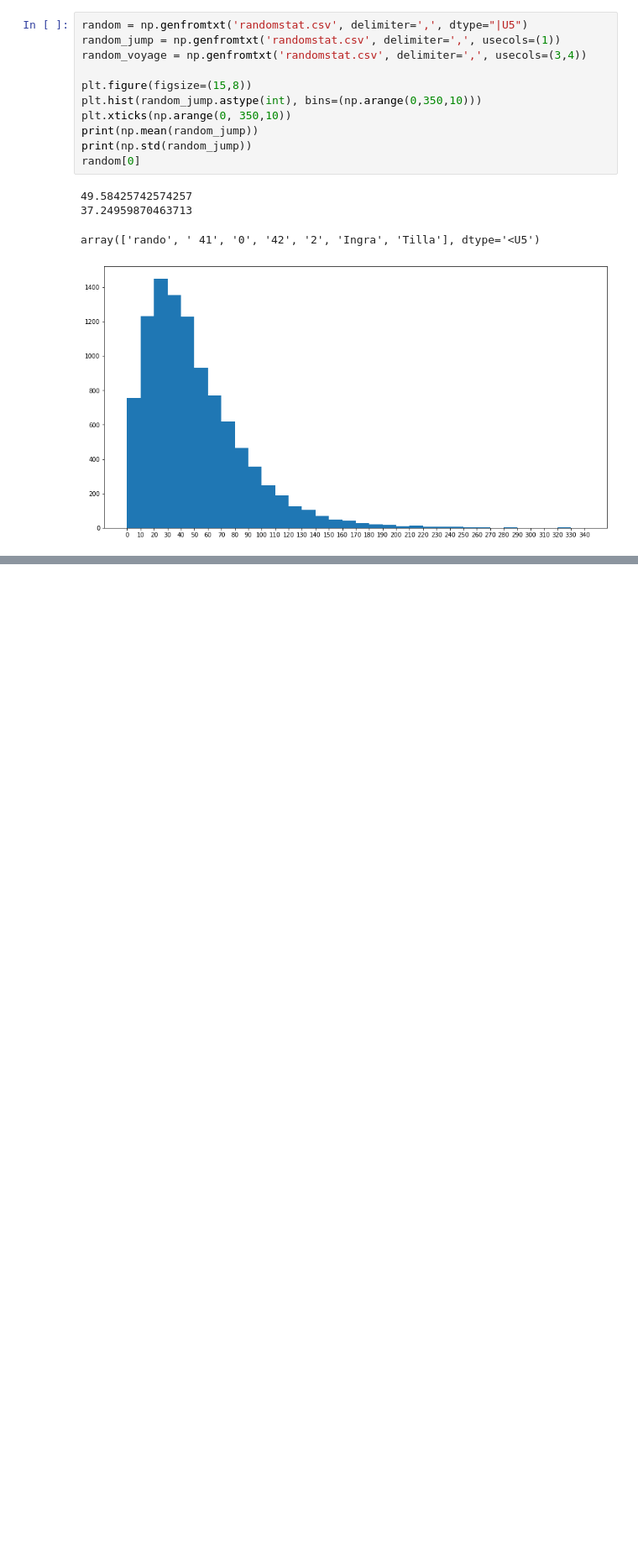
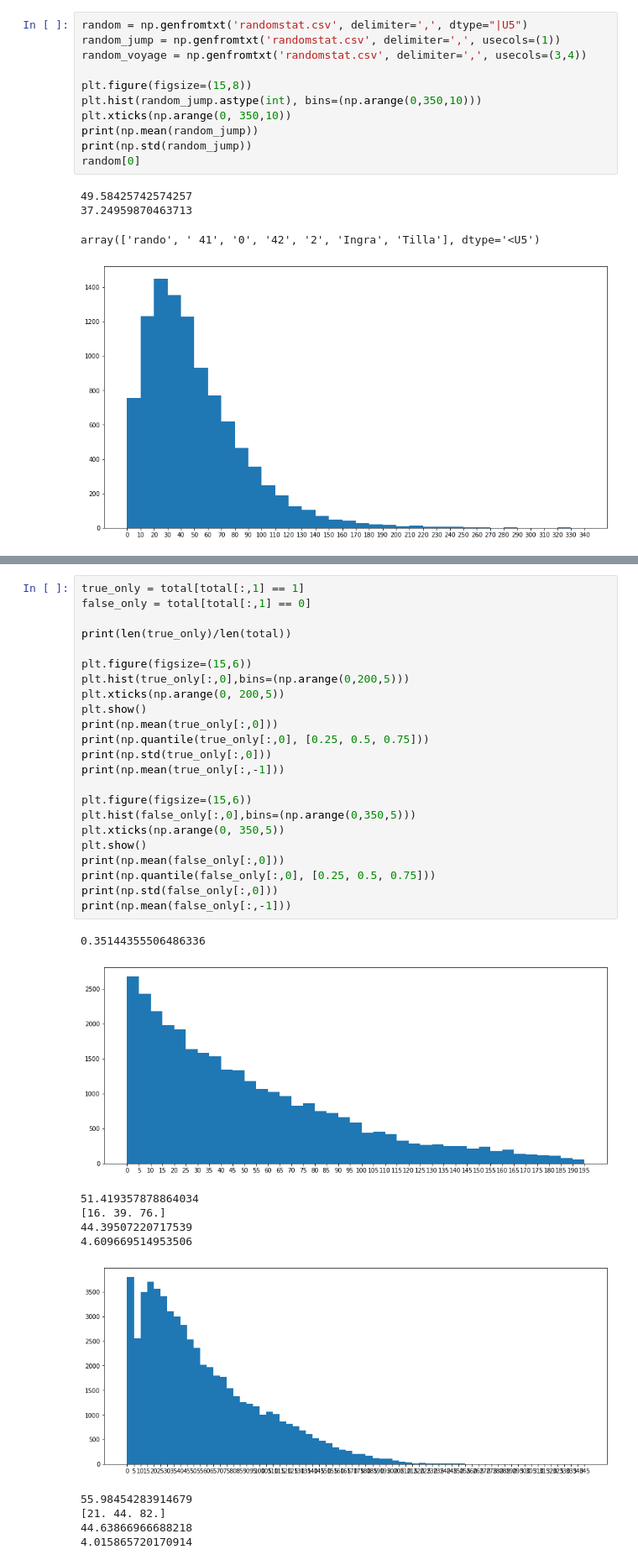
Before and after one commit to OrIOg/projet-tutore_saute-canton, a Jupyter notebook: distance.ipynb, the cells around one changed output, grey strips where cells are left out. Shown at 84% size. Cells and saved outputs as stored; diff of their text form; blank space fills up the shorter version.

```diff
--- a/distance.ipynb
+++ b/distance.ipynb
@@ -199,0 +229,35 @@ plt.show()
+# %%
+true_only = total[total[:,1] == 1]
+false_only = total[total[:,1] == 0]
+
+print(len(true_only)/len(total))
+
+plt.figure(figsize=(15,6))
+plt.hist(true_only[:,0],bins=(np.arange(0,200,5)))
+plt.xticks(np.arange(0, 200,5))
+plt.show()
+print(np.mean(true_only[:,0]))
+print(np.quantile(true_only[:,0], [0.25, 0.5, 0.75]))
+print(np.std(true_only[:,0]))
+print(np.mean(true_only[:,-1]))
+
+plt.figure(figsize=(15,6))
+plt.hist(false_only[:,0],bins=(np.arange(0,350,5)))
+plt.xticks(np.arange(0, 350,5))
+plt.show()
+print(np.mean(false_only[:,0]))
+print(np.quantile(false_only[:,0], [0.25, 0.5, 0.75]))
+print(np.std(false_only[:,0]))
+print(np.mean(false_only[:,-1]))
+# %% [output]
+0.35144355506486336
+[figure, added]
+51.419357878864034
+[16. 39. 76.]
+44.39507220717539
+4.609669514953506
+[figure, added]
+55.98454283914679
+[21. 44. 82.]
+44.63866966688218
+4.015865720170914
```
Also changed, not shown: parts of 12 cells of this notebook, 10 other files.
